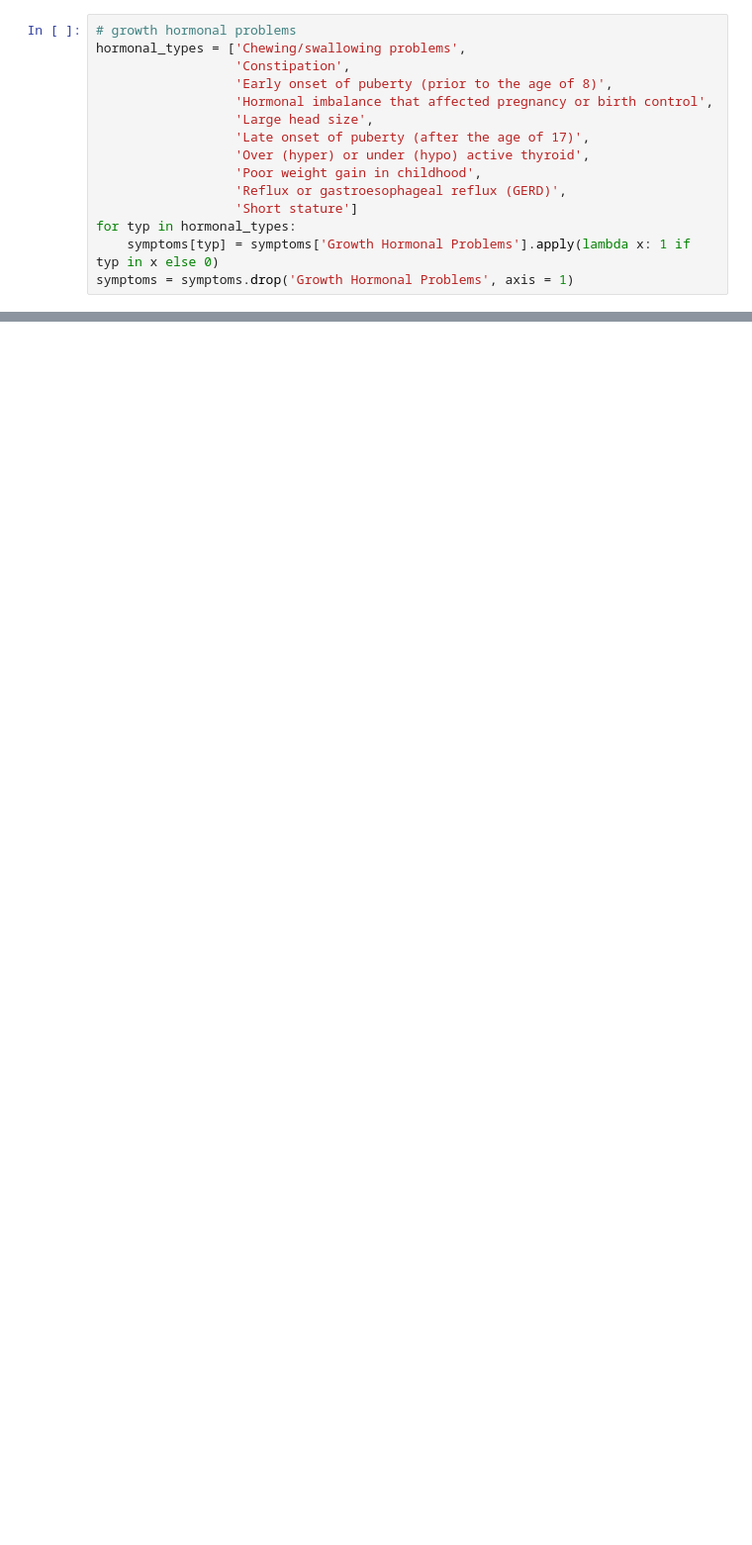
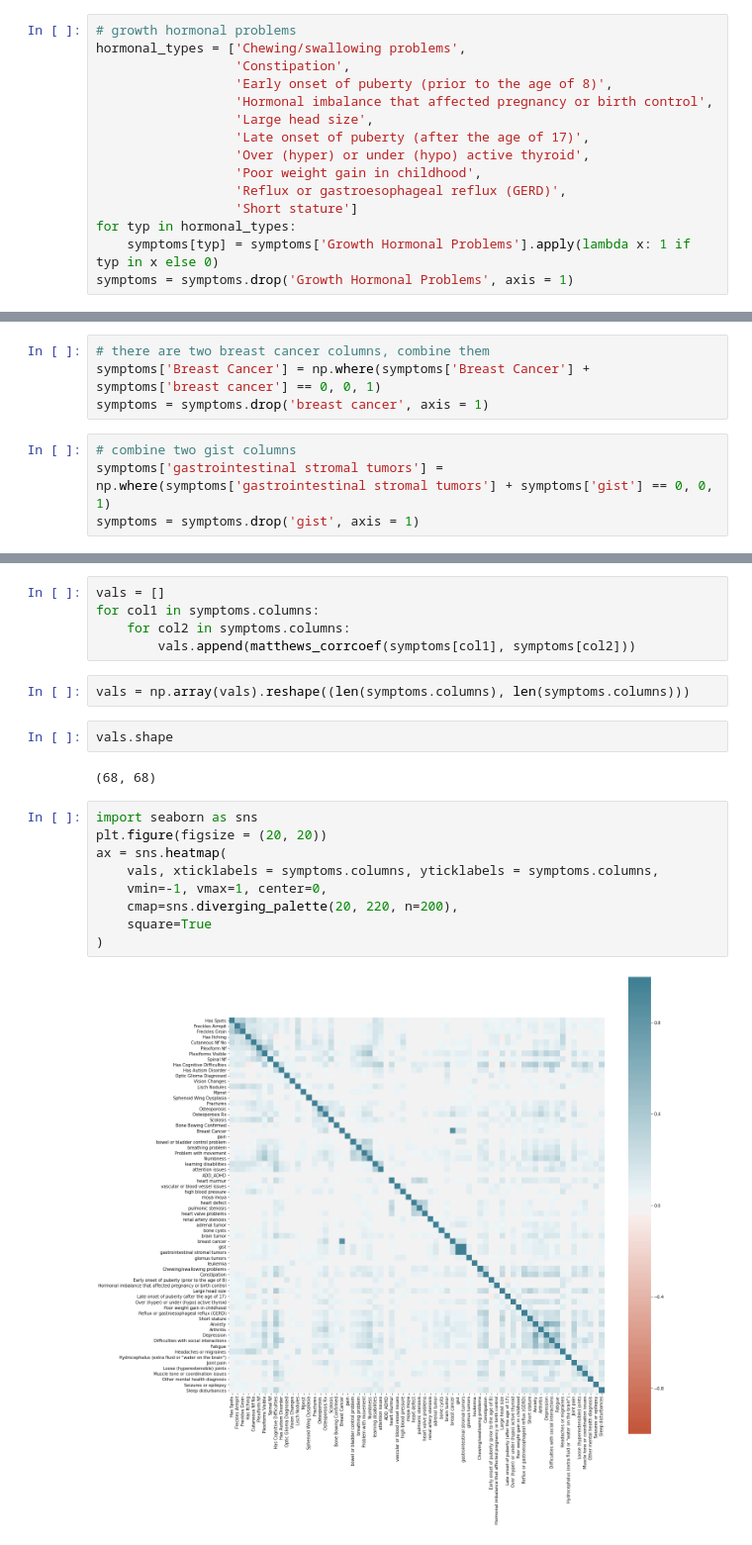
Before and after one commit to stereopickle/NF_Kids_App_PythonAPI, a Jupyter notebook: 001.EDA.ipynb, the cells around one changed output, grey strips where cells are left out. Shown at 99% size. Saved outputs shown, nothing was run; the diff lists cells and outputs as text; blank space fills up the shorter version.

```diff
--- a/001.EDA.ipynb
+++ b/001.EDA.ipynb
@@ -133,0 +216,8 @@ symptoms = symptoms.drop(tmp, axis = 1)
+# %%
+# there are two breast cancer columns, combine them
+symptoms['Breast Cancer'] = np.where(symptoms['Breast Cancer'] + symptoms['breast cancer'] == 0, 0, 1)
+symptoms = symptoms.drop('breast cancer', axis = 1)
+# %%
+# combine two gist columns
+symptoms['gastrointestinal stromal tumors'] = np.where(symptoms['gastrointestinal stromal tumors'] + symptoms['gist'] == 0, 0, 1)
+symptoms = symptoms.drop('gist', axis = 1)
@@ -133,0 +357,22 @@ symptoms = symptoms.drop(tmp, axis = 1)
+# %%
+vals = []
+for col1 in symptoms.columns:
+    for col2 in symptoms.columns:
+        vals.append(matthews_corrcoef(symptoms[col1], symptoms[col2]))
+# %%
+vals = np.array(vals).reshape((len(symptoms.columns), len(symptoms.columns)))
+# %%
+vals.shape
+# %% [output]
+(68, 68)
+# %%
+import seaborn as sns
+plt.figure(figsize = (20, 20))
+ax = sns.heatmap(
+    vals, xticklabels = symptoms.columns, yticklabels = symptoms.columns,
+    vmin=-1, vmax=1, center=0,
+    cmap=sns.diverging_palette(20, 220, n=200),
+    square=True
+)
+# %% [output]
+[figure, added]
```
Also changed, not shown: parts of 38 cells of this notebook.
